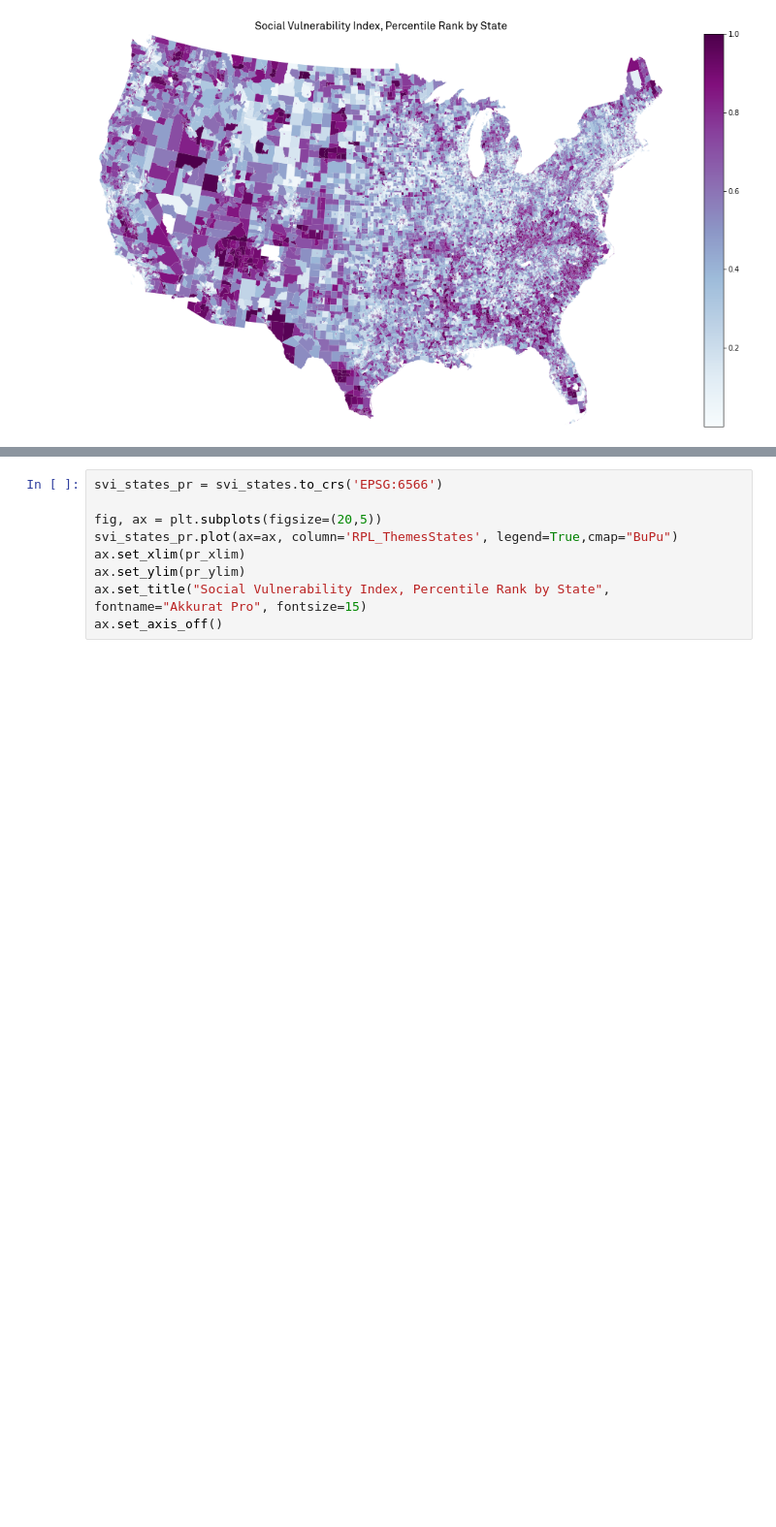
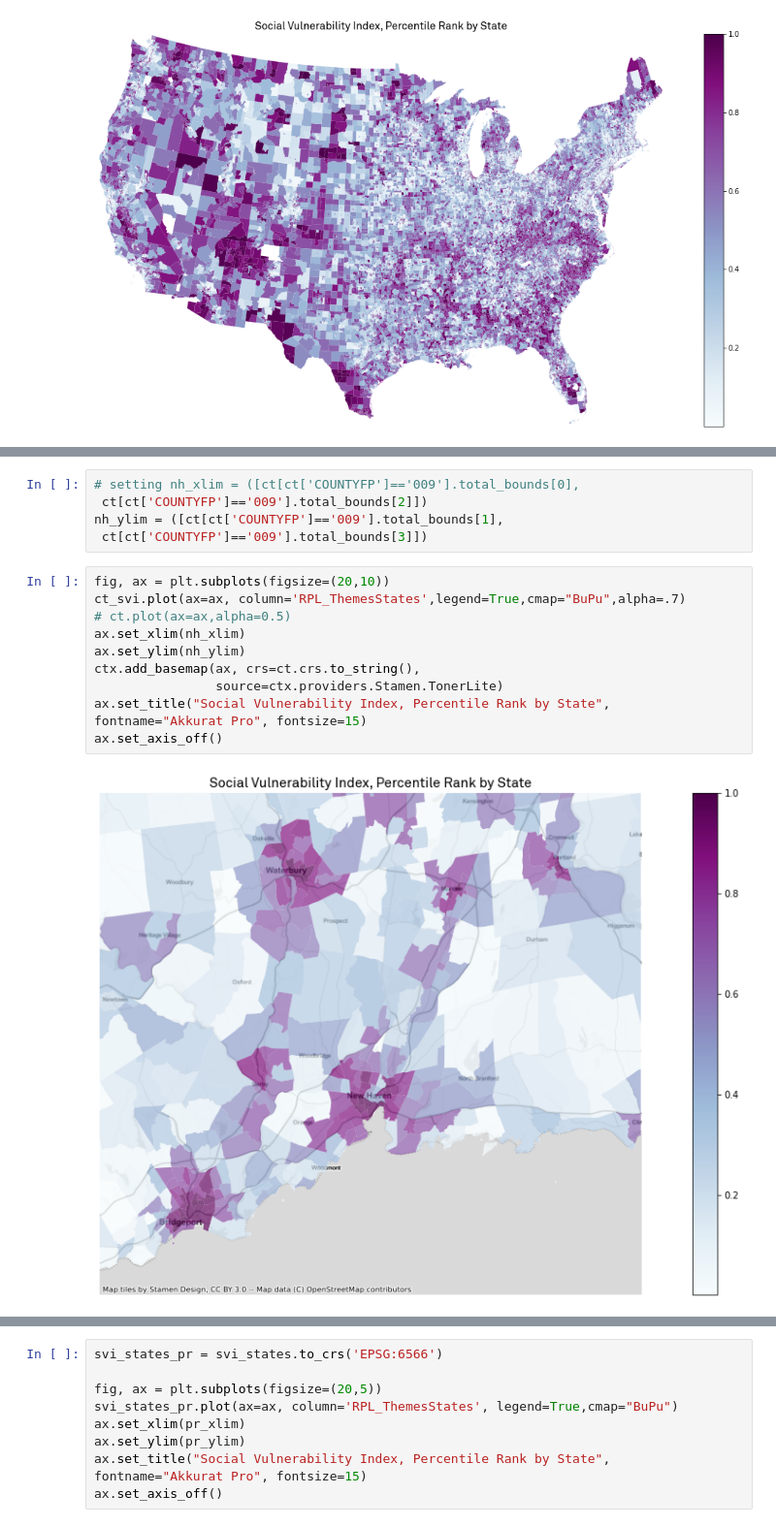
Before and after one commit to CenterForSpatialResearch/community_health_workers, a Jupyter notebook: 00_social_vulnerability_index_eda.ipynb, the cells around one changed output, grey strips where cells are left out. Shown at 97% size. Saved outputs shown, nothing was run; the diff lists cells and outputs as text; blank space fills up the shorter version.

```diff
--- a/00_cdc_svi_eda.ipynb
+++ b/00_social_vulnerability_index_eda.ipynb
@@ -61,0 +124,17 @@ ax.set_axis_off()
+# %%
+# setting nh_xlim = ([ct[ct['COUNTYFP']=='009'].total_bounds[0],
+ ct[ct['COUNTYFP']=='009'].total_bounds[2]])
+nh_ylim = ([ct[ct['COUNTYFP']=='009'].total_bounds[1],
+ ct[ct['COUNTYFP']=='009'].total_bounds[3]])
+# %%
+fig, ax = plt.subplots(figsize=(20,10))
+ct_svi.plot(ax=ax, column='RPL_ThemesStates',legend=True,cmap="BuPu",alpha=.7)
+# ct.plot(ax=ax,alpha=0.5)
+ax.set_xlim(nh_xlim)
+ax.set_ylim(nh_ylim)
+ctx.add_basemap(ax, crs=ct.crs.to_string(),
+                source=ctx.providers.Stamen.TonerLite)
+ax.set_title("Social Vulnerability Index, Percentile Rank by State", fontname="Akkurat Pro", fontsize=15)
+ax.set_axis_off()
+# %% [output]
+[figure, added]
```
Also changed, not shown: parts of 13 cells of this notebook, 1 other file.
